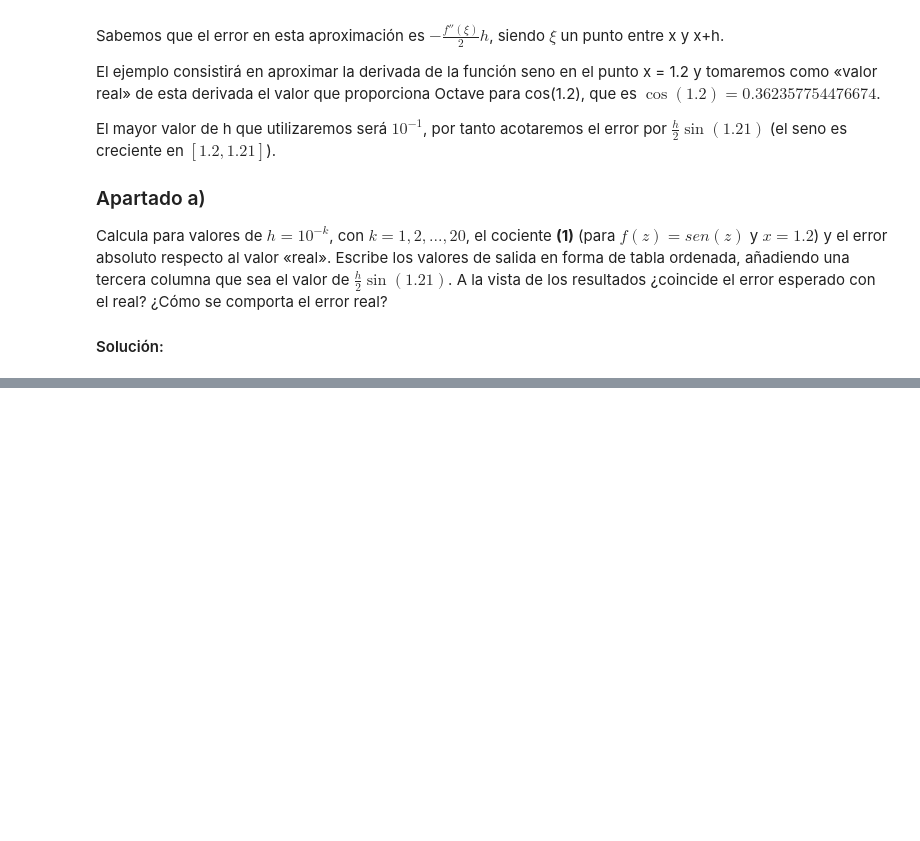
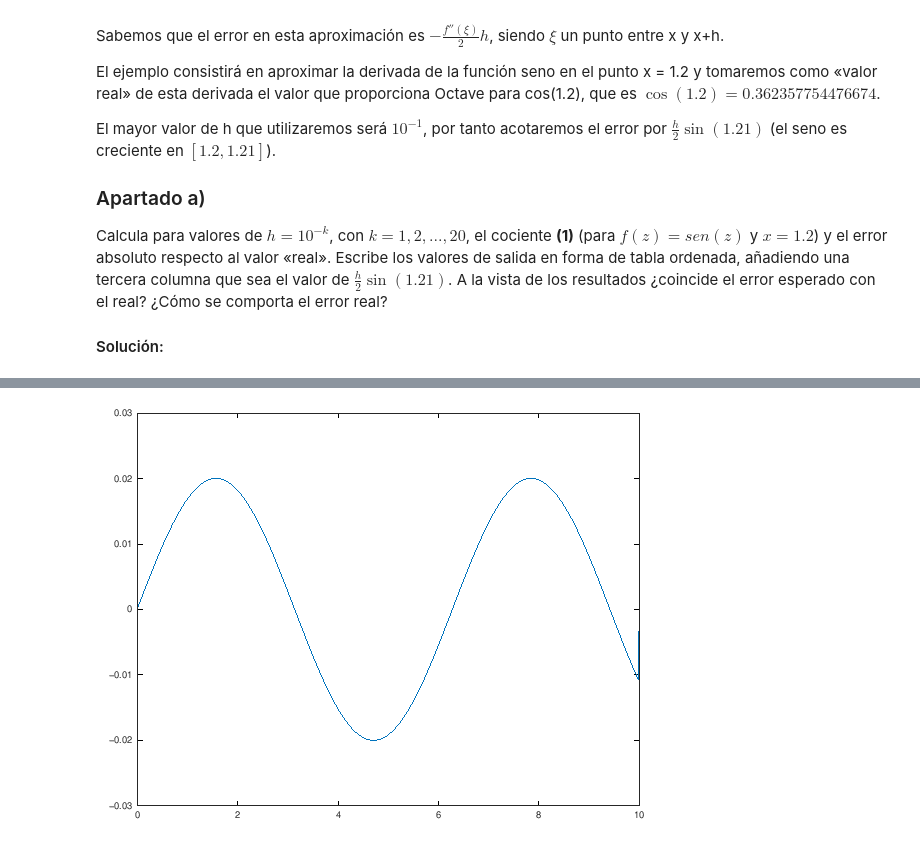
Before and after one commit to alonct/CN1V-practicas-octave, a Jupyter notebook: Práctica_5.ipynb, the cells around one changed output, grey strips where cells are left out. Saved outputs shown, nothing was run; the diff lists cells and outputs as text; code cells hidden in the pictures; blank space fills up the shorter version.

```diff
--- a/Práctica_5.ipynb
+++ b/Práctica_5.ipynb
@@ -84,0 +168,18 @@ tabla =
+# %%
+clear all
+
+f = @(z) sin(z);
+
+n = 10;
+
+x = linspace(0, 10, 500);
+
+for i=1:length(x)-1
+    integral(i) = trapecio(f, x(i), x(i+1), 100);
+endfor
+
+integral(length(x)) = 0; %-cos(x(length(x)));
+
+plot(x, integral)
+# %% [output]
+[figure, added]
```
Also changed, not shown: parts of 7 cells of this notebook, 9 other files.
